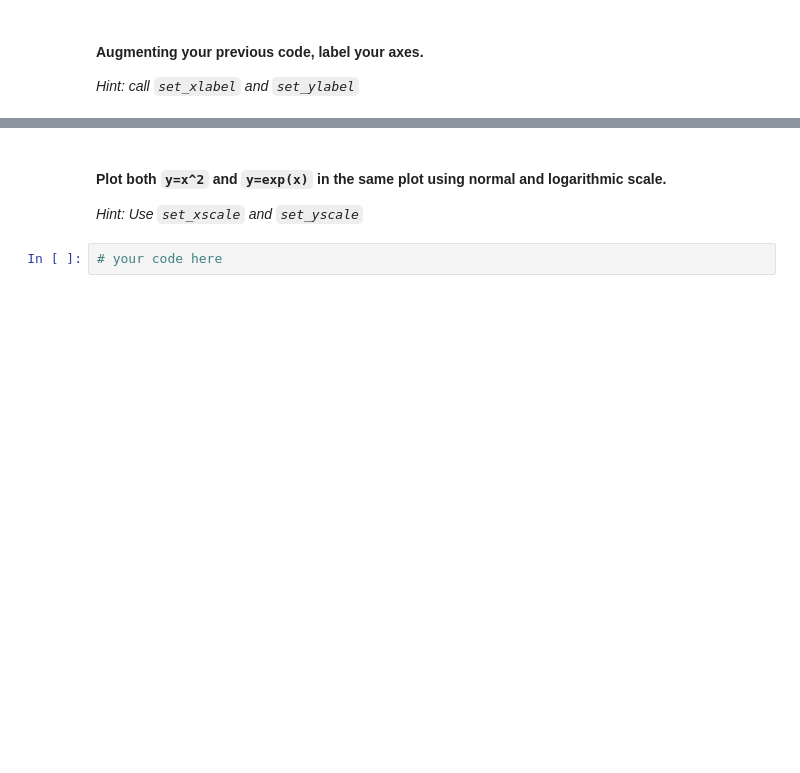
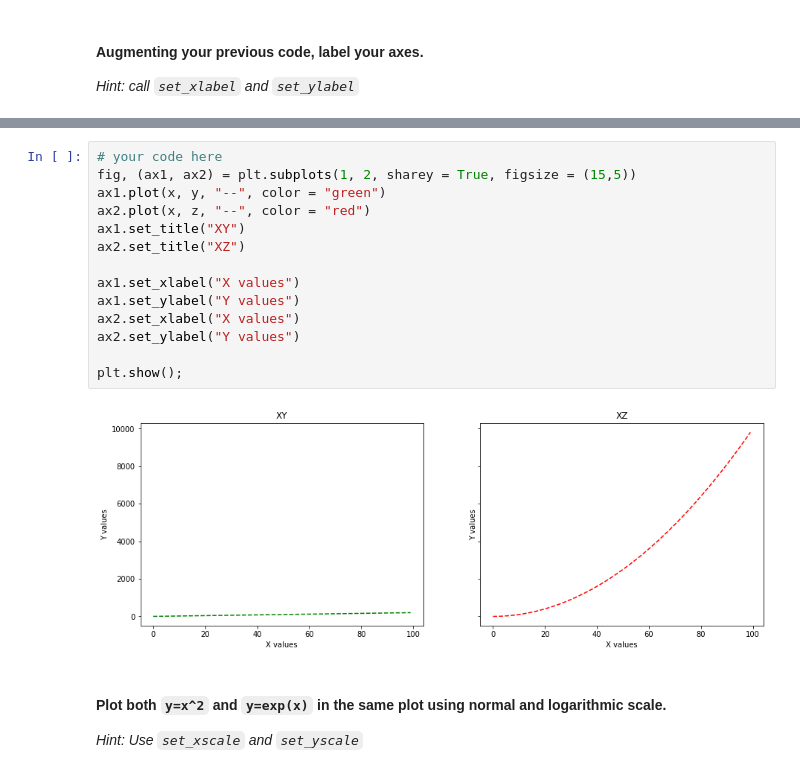
Before and after one commit to JavierLuna/data-labs, a Jupyter notebook: module-2/lab-matplotlib-seaborn/your-code/challenge-1.ipynb, the cells around one changed output, grey strips where cells are left out. Cells and saved outputs as stored; diff of their text form; blank space fills up the shorter version.

```diff
--- a/module-2/lab-matplotlib-seaborn/your-code/challenge-1.ipynb
+++ b/module-2/lab-matplotlib-seaborn/your-code/challenge-1.ipynb
@@ -51,6 +78,20 @@ z = x**2
+# %%
+# your code here
+fig, (ax1, ax2) = plt.subplots(1, 2, sharey = True, figsize = (15,5))
+ax1.plot(x, y, "--", color = "green")
+ax2.plot(x, z, "--", color = "red")
+ax1.set_title("XY")
+ax2.set_title("XZ")
+
+ax1.set_xlabel("X values")
+ax1.set_ylabel("Y values")
+ax2.set_xlabel("X values")
+ax2.set_ylabel("Y values")
+
+plt.show();
+# %% [output]
+[figure, added]
 # %% [markdown]
 #### Plot both `y=x^2` and `y=exp(x)` in the same plot using normal and logarithmic scale.
 
 *Hint: Use `set_xscale` and `set_yscale`*
-# %%
-# your code here
```
Also changed, not shown: parts of 7 cells of this notebook.
